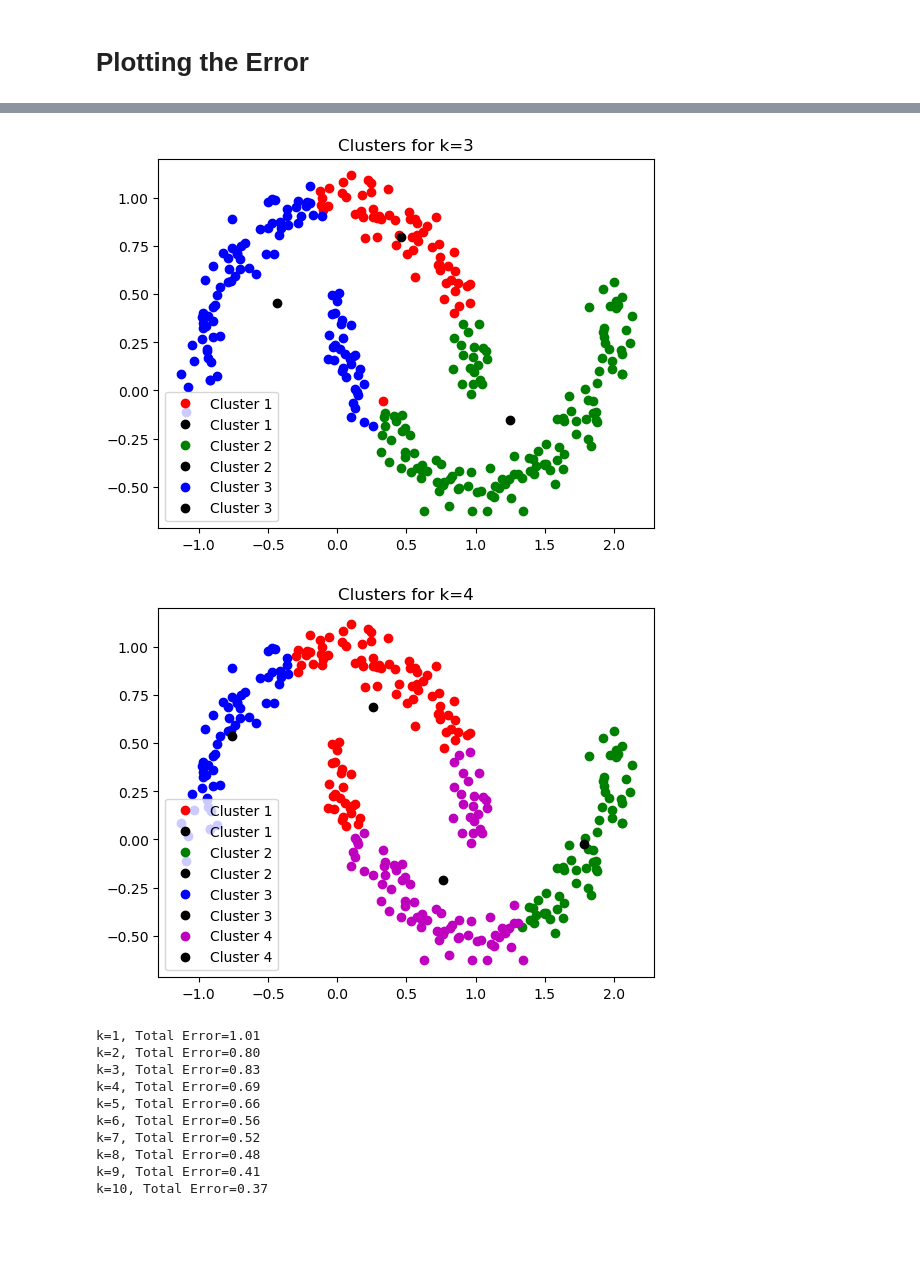
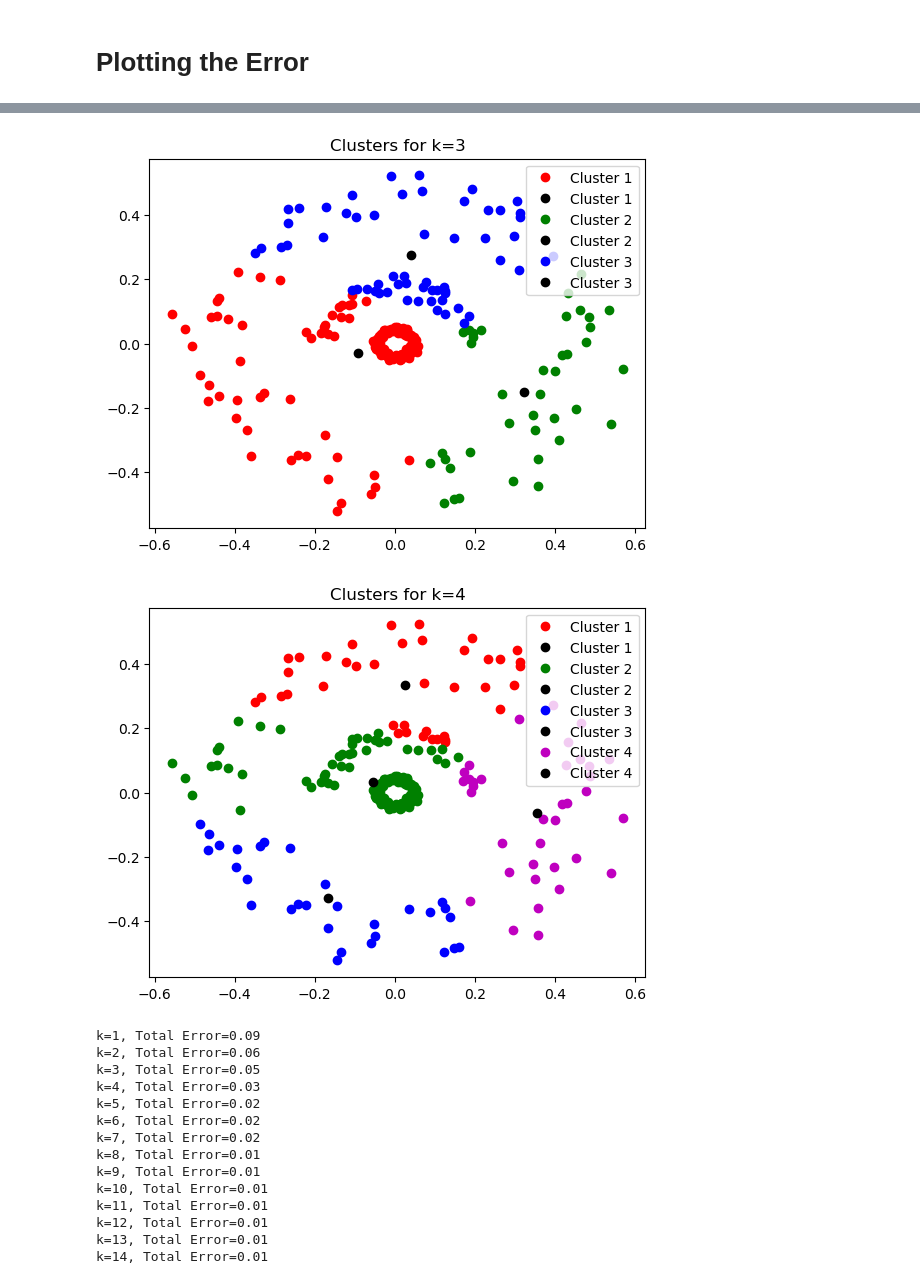
Before and after one commit to mmahdin/Computational-Intelligence-EE-AUT, a Jupyter notebook: lab/4/main.ipynb, the cells around one changed output, grey strips where cells are left out. Drawn from its saved outputs; the diff is of its cells as text; code cells hidden in the pictures; blank space fills up the shorter version.

```diff
--- a/lab/4/main.ipynb
+++ b/lab/4/main.ipynb
@@ -168,3 +136,15 @@ def total_error(data, labels, centroids):
+# %%
+# Function to compute the Euclidean distance
+def euclidean_distance(a, b):
+    return np.sqrt(np.sum((a - b)**2))
+
+# Function to calculate inertia (within-cluster sum of squares)
+def calculate_inertia(X, clusters, centroids):
+    inertia = 0
+    for i, point in enumerate(X):
+        centroid = centroids[clusters[i]]
+        inertia += euclidean_distance(point, centroid)**2
+    return inertia/X.shape[0]
 # %%
 # Function to plot the error vs number of clusters
 def plot_error_vs_clusters(k_values, errors):
@@ -188,7 +168,7 @@ errors = []
 
 for k in k_values:
     centroids, labels = k_means(np_data, k)
-    error = total_error(np_data, labels, centroids)
+    error = calculate_inertia(np_data, labels, centroids)
     errors.append(error)
 
 # Plot the error as a function of the number of clusters
@@ -231,20 +180,28 @@ def generate_two_moons(n_samples=200, noise=0.05):
 # %%
-# Generate the two moons data
-true_labels, np_data = generate_two_moons(n_samples=300, noise=0.07)
+
+x,_ = make_circles(n_samples=100,noise=0.1,shuffle=False)
+x1 = 0.5* x
+x2 = 0.2* x[x[:,1]>0,:]
+x3 = 0.05*x
+
+Data = np.vstack((x1,x2,x3))
+
+plt.scatter(Data[:,0],Data[:,1])
+
 
 # Cluster and plot for k=2, 3, and 4 clusters
 for k in [2, 3, 4]:
-    centroids, labels = k_means(np_data, k)
-    plot_clusters(np_data, labels, k, centroids)
+    centroids, labels = k_means(Data, k)
+    plot_clusters(Data, labels, k, centroids)
 
 # Evaluate the Algorithm
 # Plot error vs number of clusters (k=1 to 10)
-k_values = range(1, 11)
+k_values = range(1, 15)
 errors = []
 
 for k in k_values:
-    centroids, labels = k_means(np_data, k)
-    error = total_error(np_data, labels, centroids)
+    centroids, labels = k_means(Data, k)
+    error = calculate_inertia(Data, labels, centroids)
     errors.append(error)
     print(f"k={k}, Total Error={error:.2f}")
 
@@ -255,12 +212,16 @@ plot_error_vs_clusters(k_values, errors)
-[figure, old version]
+[figure, new version]
-[figure, old version]
+[figure, new version]
-k=1, Total Error=1.01
-k=2, Total Error=0.80
-k=3, Total Error=0.83
-k=4, Total Error=0.69
-k=5, Total Error=0.66
-k=6, Total Error=0.56
-k=7, Total Error=0.52
-k=8, Total Error=0.48
-k=9, Total Error=0.41
-k=10, Total Error=0.37
+k=1, Total Error=0.09
+k=2, Total Error=0.06
+k=3, Total Error=0.05
+k=4, Total Error=0.03
+k=5, Total Error=0.02
+k=6, Total Error=0.02
+k=7, Total Error=0.02
+k=8, Total Error=0.01
+k=9, Total Error=0.01
+k=10, Total Error=0.01
+k=11, Total Error=0.01
+k=12, Total Error=0.01
+k=13, Total Error=0.01
+k=14, Total Error=0.01
```
Also changed, not shown: parts of 10 cells of this notebook.
